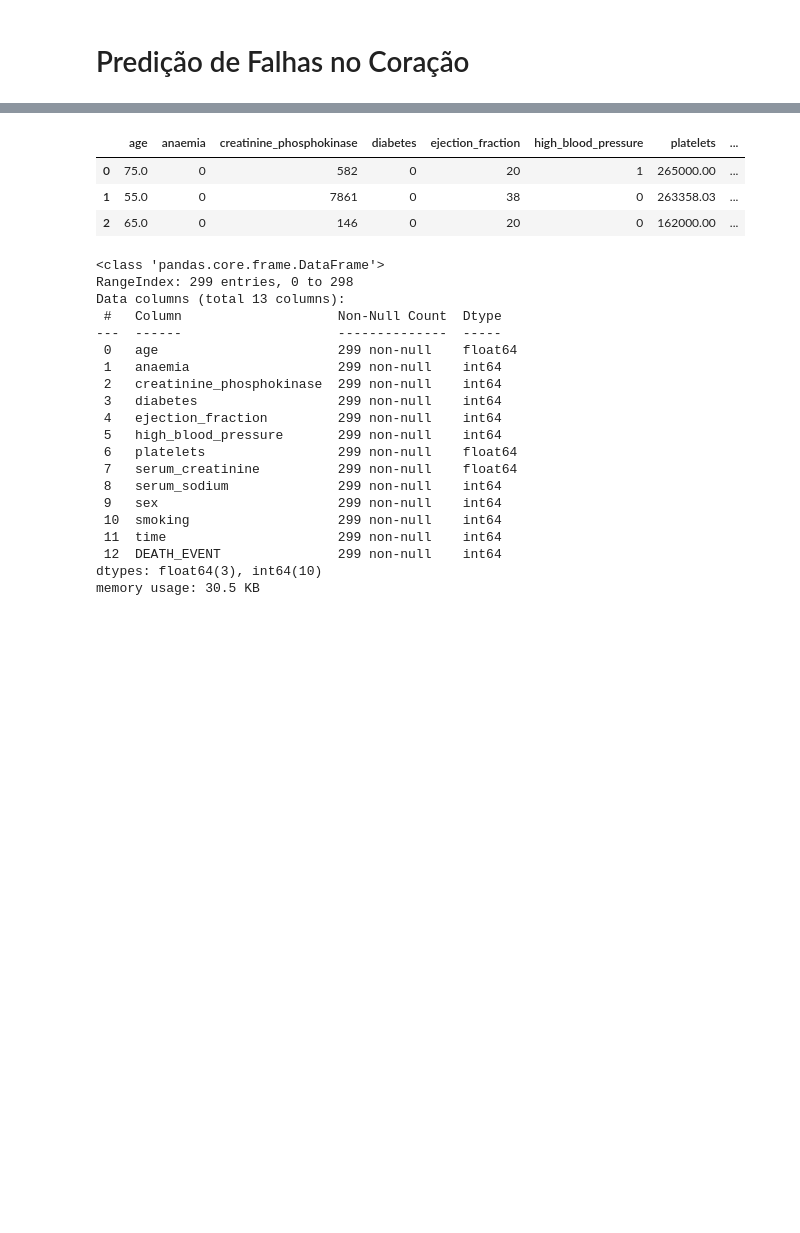
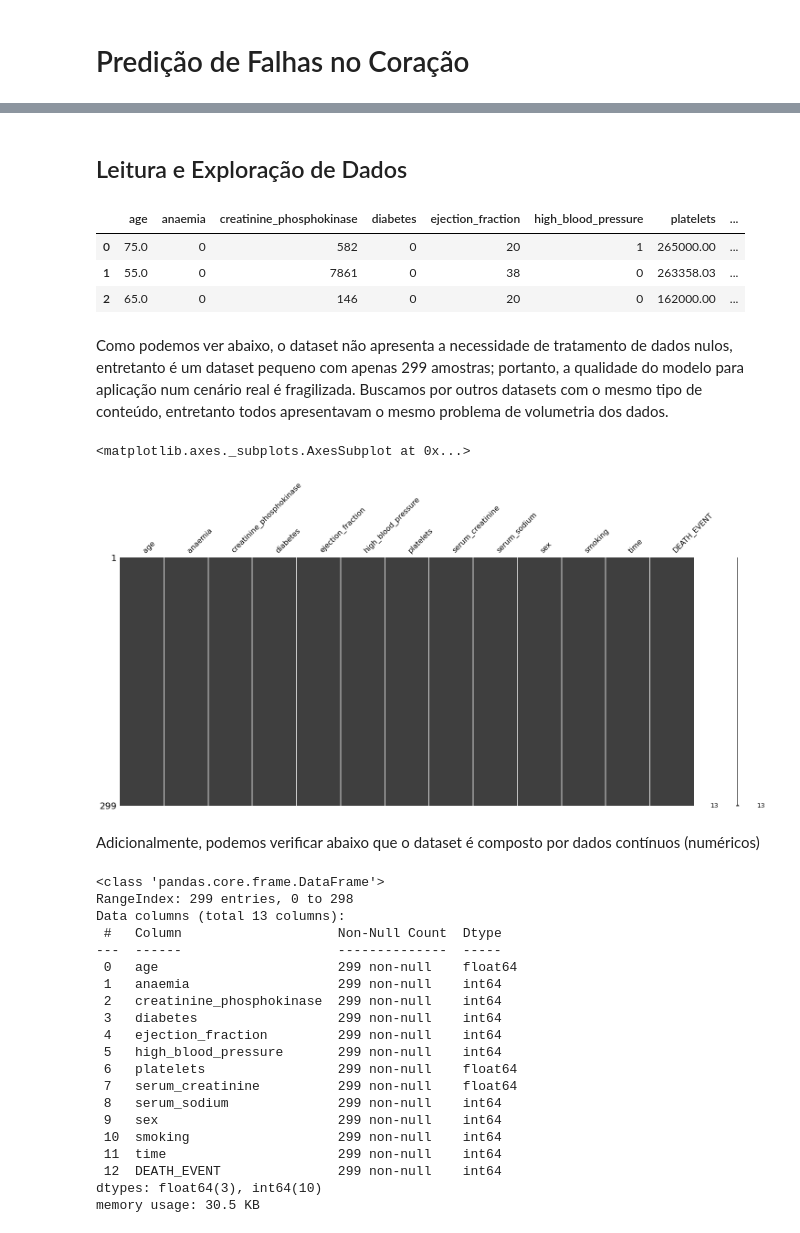
Before and after one commit to sielerod/Heart_Failure, a Jupyter notebook: heart_failure.ipynb, the cells around one changed output, grey strips where cells are left out. Saved outputs shown, nothing was run; the diff lists cells and outputs as text; code cells hidden in the pictures; blank space fills up the shorter version.

Commit message:
Adição de análise e ajuste de apresentações

```diff
--- a/heart_failure.ipynb
+++ b/heart_failure.ipynb
@@ -8,3 +31,5 @@ https://www.kaggle.com/andrewmvd/heart-failure-clinical-data/notebooks
+# %% [markdown]
+## Leitura e Exploração de Dados
 # %%
 import pandas as pd
 # %%
@@ -16,6 +41,17 @@ heart_failure.head(3)
 | 0 | 75.0 | 0 | 582 | 0 | 20 | 1 | 265000.00 | ... |
 | 1 | 55.0 | 0 | 7861 | 0 | 38 | 0 | 263358.03 | ... |
 | 2 | 65.0 | 0 | 146 | 0 | 20 | 0 | 162000.00 | ... |
+# %% [markdown]
+Como podemos ver abaixo, o dataset não apresenta a necessidade de tratamento de dados nulos, entretanto é um dataset pequeno com apenas 299 amostras; portanto, a qualidade do modelo para aplicação num cenário real é fragilizada. Buscamos por outros datasets com o mesmo tipo de conteúdo, entretanto todos apresentavam o mesmo problema de volumetria dos dados.
+# %%
+import missingno as msno
+
+msno.matrix(heart_failure)
+# %% [output]
+<matplotlib.axes._subplots.AxesSubplot at 0x...>
+[figure, added]
+# %% [markdown]
+Adicionalmente, podemos verificar abaixo que o dataset é composto por dados contínuos (numéricos)
 # %%
 heart_failure.info()
 # %% [output]
```
Also changed, not shown: parts of 60 cells of this notebook.
